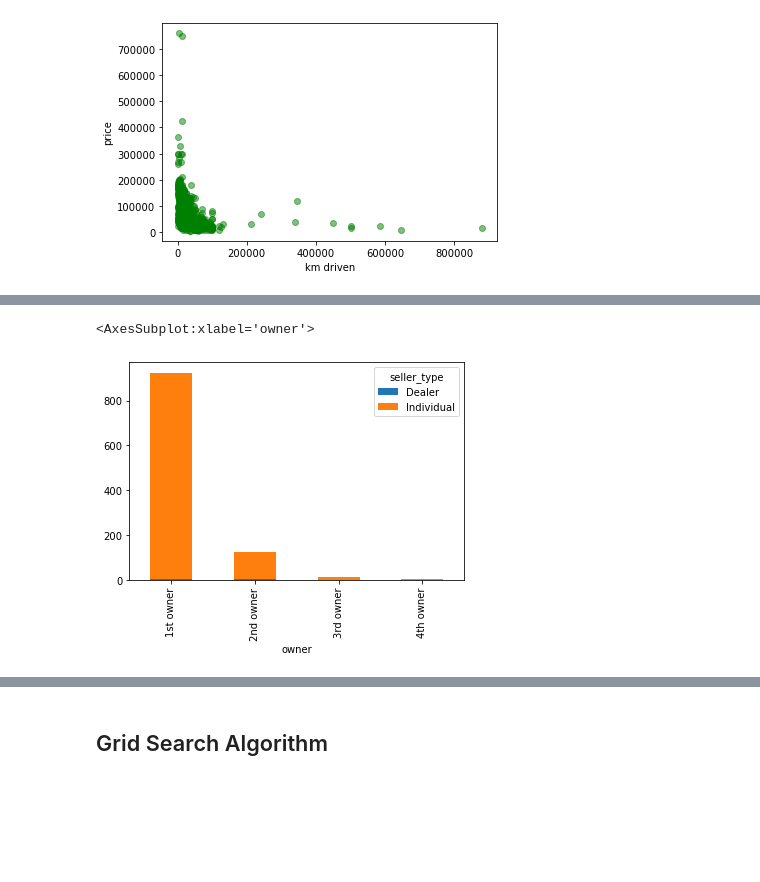
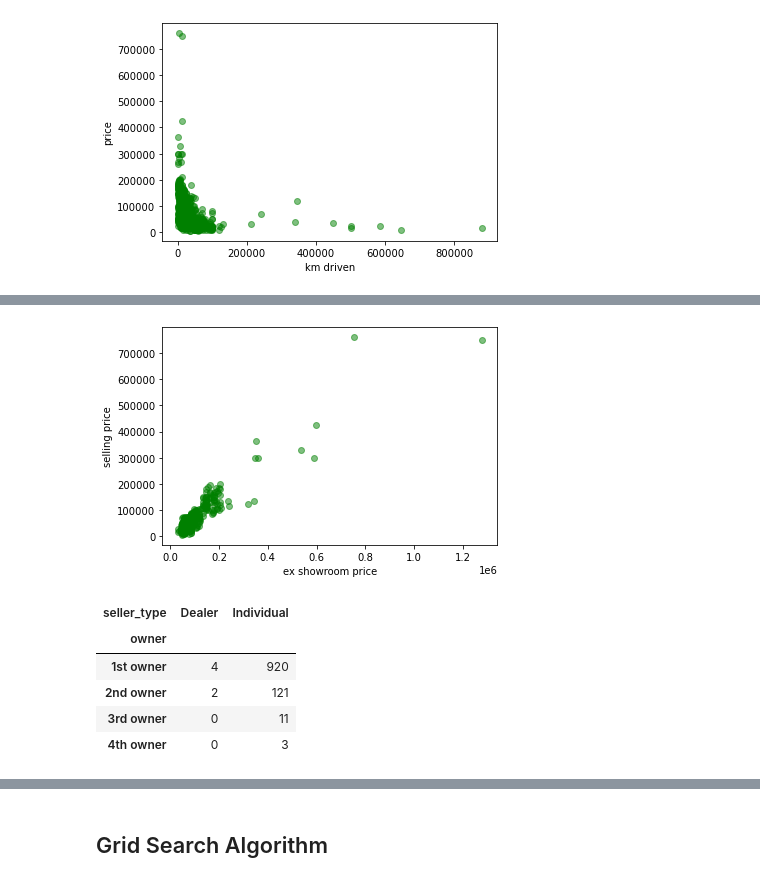
Before and after one commit to peshekhodko/ST590-Project1, a Jupyter notebook: Project1.ipynb, the cells around one changed output, grey strips where cells are left out. Saved outputs shown, nothing was run; the diff lists cells and outputs as text; code cells hidden in the pictures; blank space fills up the shorter version.

```diff
--- a/Project1.ipynb
+++ b/Project1.ipynb
@@ -123,5 +129,18 @@ two_way_cross_tab
+# %%
+plt.scatter(data.ex_showroom_price, data.selling_price, color = "green", alpha = 0.5)
+plt.xlabel("ex showroom price")
+plt.ylabel("selling price")
+plt.show()
+plt.close()
+# %% [output]
+[figure, added]
 # %%
-two_way_cross_tab.plot.bar(stacked = True)
+two_way_cross_tab = pd.crosstab (data.owner, data.seller_type)
+two_way_cross_tab
 # %% [output]
-<AxesSubplot:xlabel='owner'>
-[figure, removed]
+| seller_type | Dealer | Individual |
+| owner |  |  |
+| 1st owner | 4 | 920 |
+| 2nd owner | 2 | 121 |
+| 3rd owner | 0 | 11 |
+| 4th owner | 0 | 3 |
```
Also changed, not shown: parts of 12 cells of this notebook.
